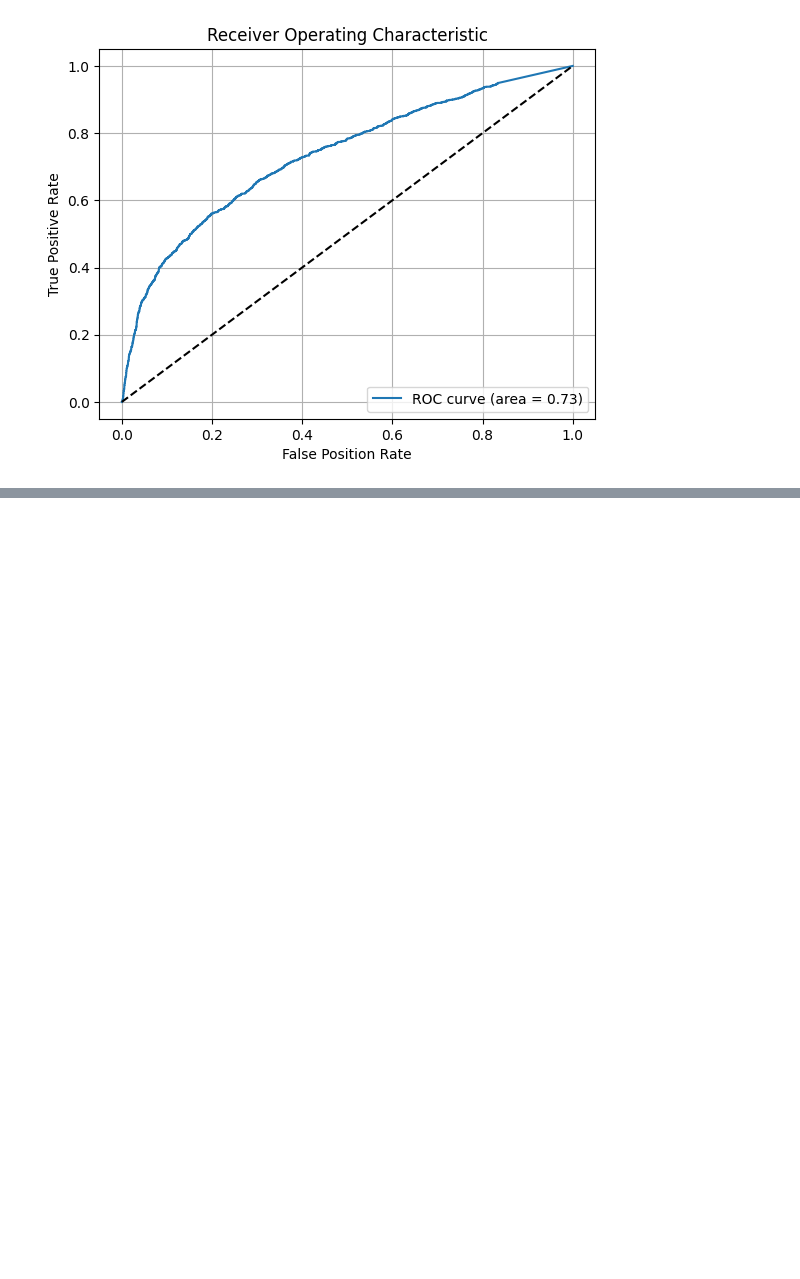
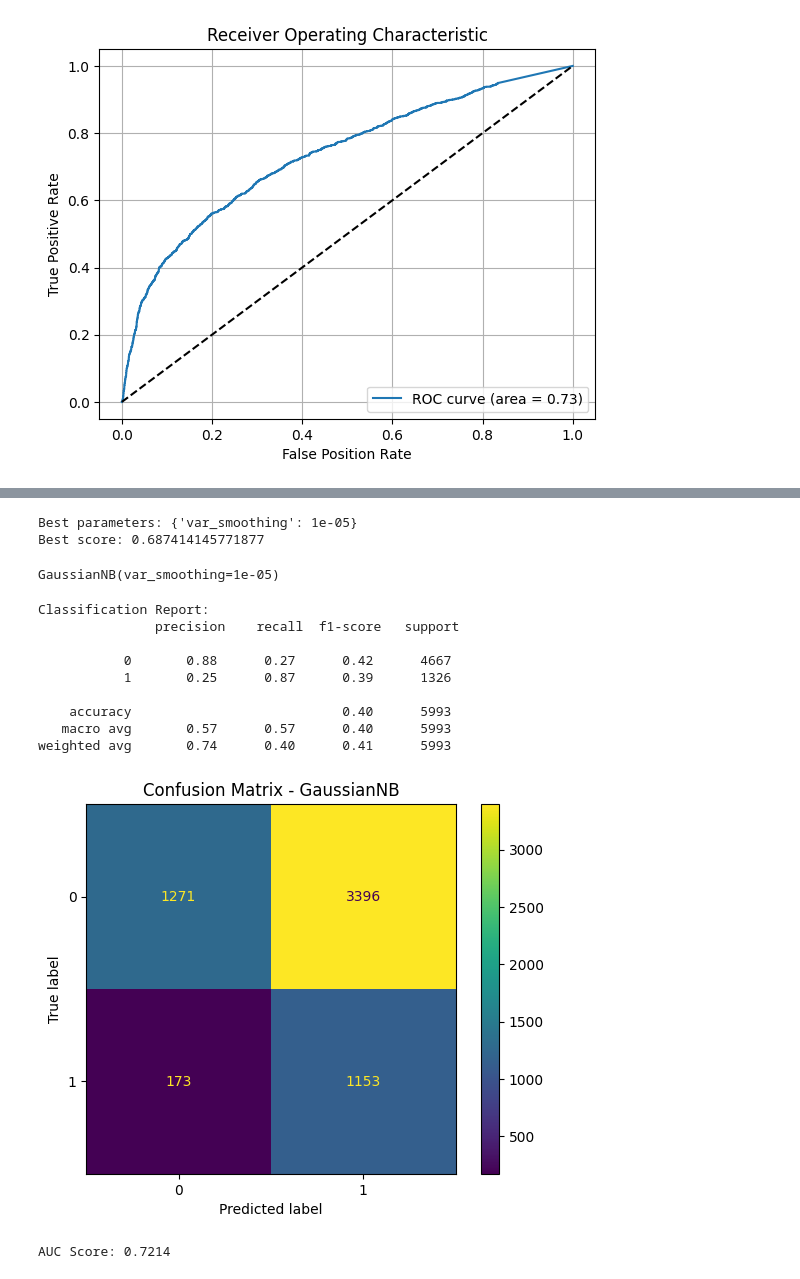
Before and after one commit to faseeh-quraishi/Credit_Card_Users_Default_Prediction, a Jupyter notebook: MAC_ML_Assignment_Summer2025.ipynb, the cells around one changed output, grey strips where cells are left out. Saved outputs shown, nothing was run; the diff lists cells and outputs as text; code cells hidden in the pictures; blank space fills up the shorter version.

```diff
--- a/MAC_ML_Assignment_Summer2025.ipynb
+++ b/MAC_ML_Assignment_Summer2025.ipynb
@@ -961,0 +1034,43 @@ plt.show()
+# %%
+param_grid = {
+    'var_smoothing': [1e-9, 1e-8, 1e-7, 1e-6, 1e-5]
+}
+gnb = GaussianNB()
+grid = GridSearchCV(gnb, param_grid, cv=5, scoring='f1')
+grid.fit(X_train_resampled, y_train_resampled)
+
+print("Best parameters:", grid.best_params_)
+print("Best score:", grid.best_score_)
+# %% [output]
+Best parameters: {'var_smoothing': 1e-05}
+Best score: 0.687414145771877
+# %%
+gnb = GaussianNB(var_smoothing = 1e-5)
+gnb.fit(X_train_resampled, y_train_resampled)
+# %% [output]
+GaussianNB(var_smoothing=1e-05)
+# %%
+# report
+print("Classification Report:\n", classification_report(y_test, y_pred))
+
+# Confusion Matrix
+#print("Confusion Matrix:\n", confusion_matrix(y_test, y_pred))
+ConfusionMatrixDisplay.from_estimator(gnb, X_test, y_test)
+plt.title("Confusion Matrix - GaussianNB")
+plt.show()
+
+# AUC value
+auc = roc_auc_score(y_test, y_prob)
+print(f"AUC Score: {auc:.4f}")
+# %% [output]
+Classification Report:
+               precision    recall  f1-score   support
+
+           0       0.88      0.27      0.42      4667
+           1       0.25      0.87      0.39      1326
+
+    accuracy                           0.40      5993
+   macro avg       0.57      0.57      0.40      5993
+weighted avg       0.74      0.40      0.41      5993
+[figure, added]
+AUC Score: 0.7214
```
Also changed, not shown: parts of 13 cells of this notebook.
